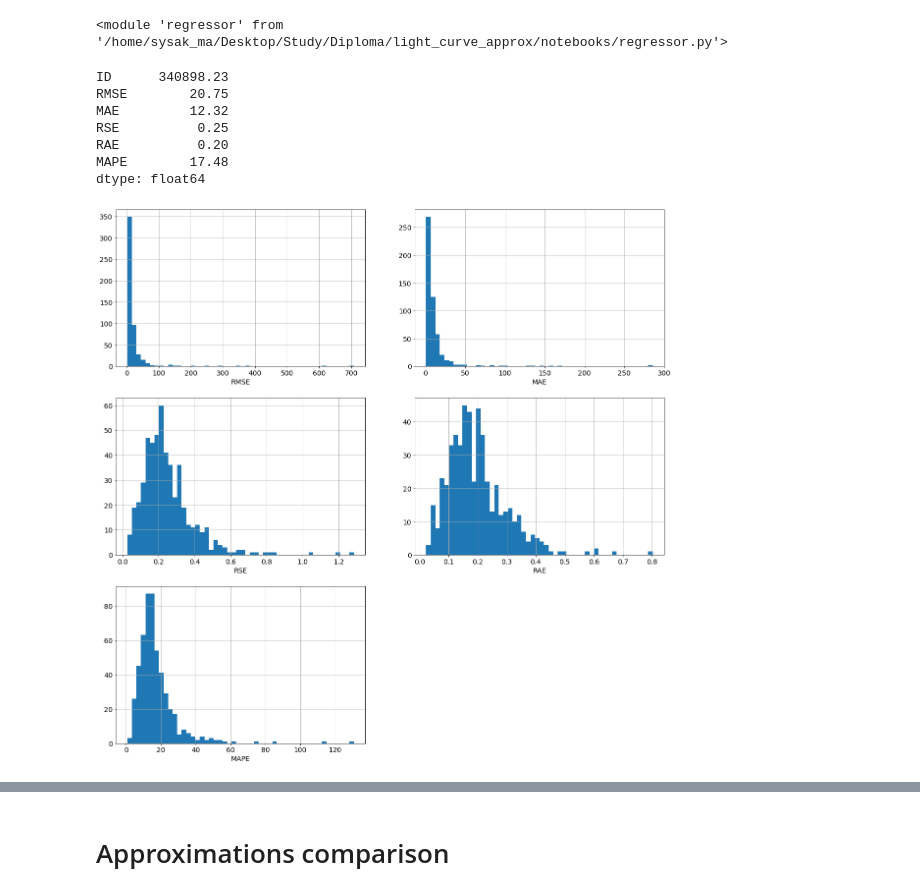
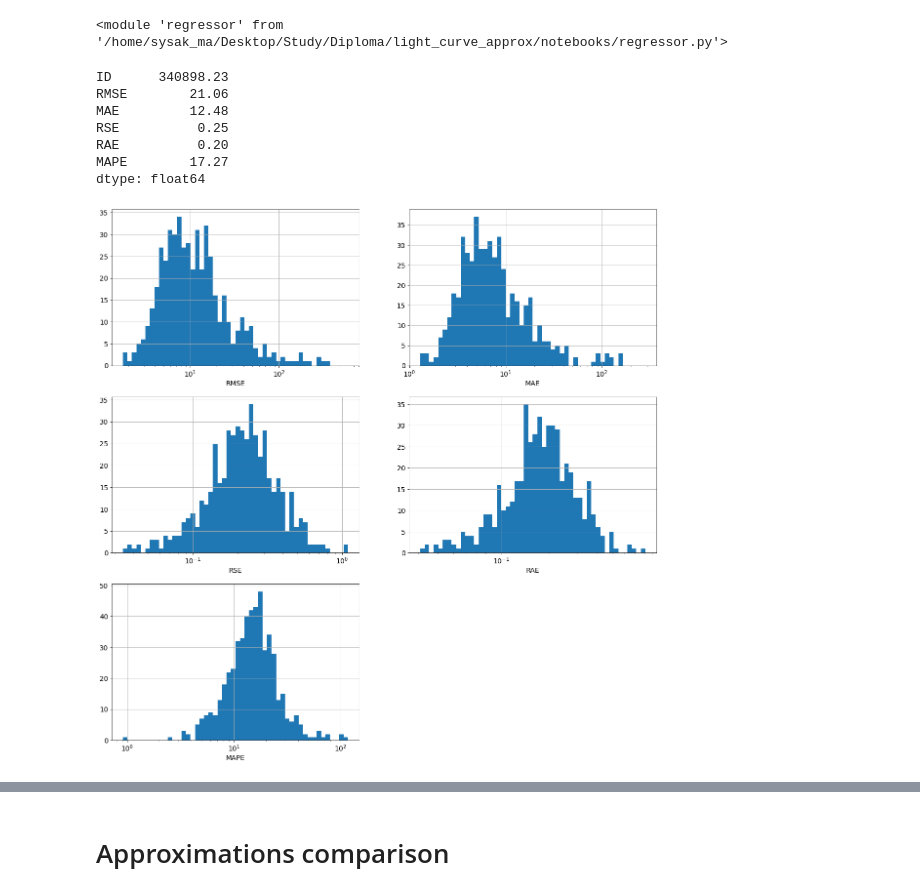
Before and after one commit to HSE-LAMBDA/light_curve_approx, a Jupyter notebook: notebooks/StarterKit.ipynb, the cells around one changed output, grey strips where cells are left out. Cells and saved outputs as stored; diff of their text form; code cells hidden in the pictures.

```diff
--- a/notebooks/StarterKit.ipynb
+++ b/notebooks/StarterKit.ipynb
@@ -222,15 +224,11 @@ MAPE:  4.086987068423327
 # %%
-report = pd.DataFrame(columns=["ID", 'RMSE', 'MAE', 'RSE', 'RAE', 'MAPE'])
+gp_report = pd.DataFrame(columns=["ID", 'RMSE', 'MAE', 'RSE', 'RAE', 'MAPE'])
 
-for i in object_ids:
+for i in tqdm.tqdm_notebook(good_object_ids):
 
     # get an object
     anobject = get_object(data, i)
     anobject = add_log_lam(anobject)
-
-    if not is_good(anobject): continue
-
-    print("Object ", i, " with ", len(anobject), " observations")
 
     # train / test split
     anobject_train, anobject_test = train_test_split(anobject, test_size=0.5, random_state=11)
@@ -266,8 +264,9 @@ for i in object_ids:
 
     # predict flux for unseen observations
     anobject_test_pred = anobject_test.copy()
-    anobject_test_pred['flux'] = reg.predict(X_test_ss)
+    anobject_test_pred['flux'] = np.maximum(reg.predict(X_test_ss), 0)
 
     metrics = utils.regression_quality_metrics_report(anobject_test['flux'].values, anobject_test_pred['flux'].values)
-    report.loc[len(report), :] = [i] + list(metrics)
+    gp_report.loc[len(gp_report), :] = [i] + list(metrics)
+np.round(gp_report.mean(), 2)
 # %% [output]
@@ -301,9 +279,0 @@ dtype: float64
-# %%
-plt.figure(figsize=(20, 20))
-for idx, metric in enumerate(report.columns[1:], 1):
-    plt.subplot(3, 2, idx)
-    plt.hist(report[metric], bins=50)
-    plt.xlabel(metric, size=14)
-    plt.xticks(size=14)
-    plt.yticks(size=14)
-    plt.grid()
@@ -338,5 +347,5 @@ good_object_ids = [idx for idx in object_ids if is_good(get_object(data, idx))]
 # %%
-report = pd.DataFrame(columns=["ID", 'RMSE', 'MAE', 'RSE', 'RAE', 'MAPE'])
+nn_report = pd.DataFrame(columns=["ID", 'RMSE', 'MAE', 'RSE', 'RAE', 'MAPE'])
 
 for i in tqdm.tqdm_notebook(good_object_ids):
 
@@ -368,27 +377,20 @@ for i in tqdm.tqdm_notebook(good_object_ids):
 
     # predict flux for unseen observations
     anobject_test_pred = anobject_test.copy()
-    anobject_test_pred['flux'] = reg.predict(X_test_ss)
+    anobject_test_pred['flux'] = np.maximum(reg.predict(X_test_ss), 0)
 
     metrics = utils.regression_quality_metrics_report(anobject_test['flux'].values, anobject_test_pred['flux'].values)
-    report.loc[len(report), :] = [i] + list(metrics)
-np.round(report.mean(), 2)
+    nn_report.loc[len(nn_report), :] = [i] + list(metrics)
+np.round(nn_report.mean(), 2)
 # %% [output]
 ID      340898.23
-RMSE        20.75
-MAE         12.32
+RMSE        21.06
+MAE         12.48
 RSE          0.25
 RAE          0.20
-MAPE        17.48
+MAPE        17.27
 dtype: float64
-# %%
-plt.figure(figsize=(20, 20))
-for idx, metric in enumerate(report.columns[1:], 1):
-    plt.subplot(3, 2, idx)
-    plt.hist(report[metric], bins=50)
-    plt.xlabel(metric, size=14)
-    plt.xticks(size=14)
-    plt.yticks(size=14)
-    plt.grid()
-# %% [output]
-[figure, removed]
+# %%
+plot_metrics_histogram(nn_report)
+# %% [output]
+[figure, added]
```
Also changed, not shown: parts of 28 cells of this notebook.
